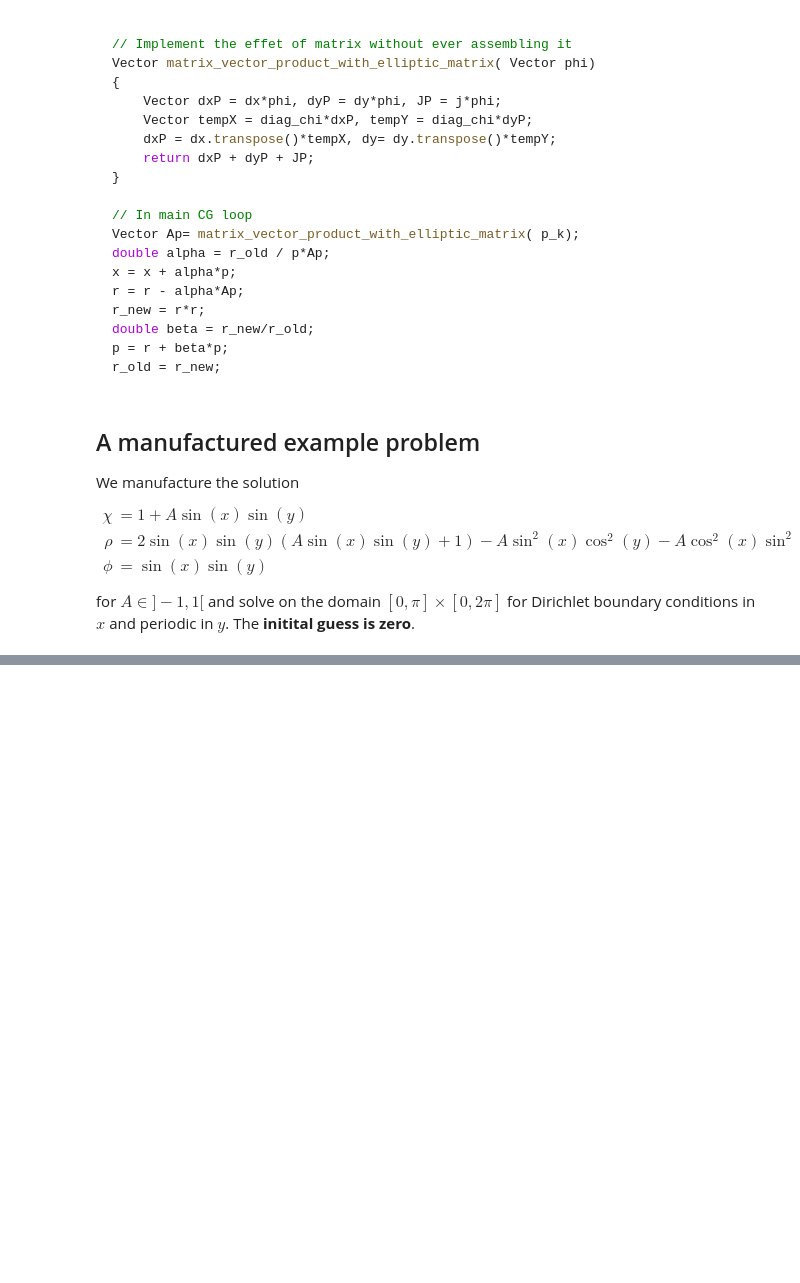
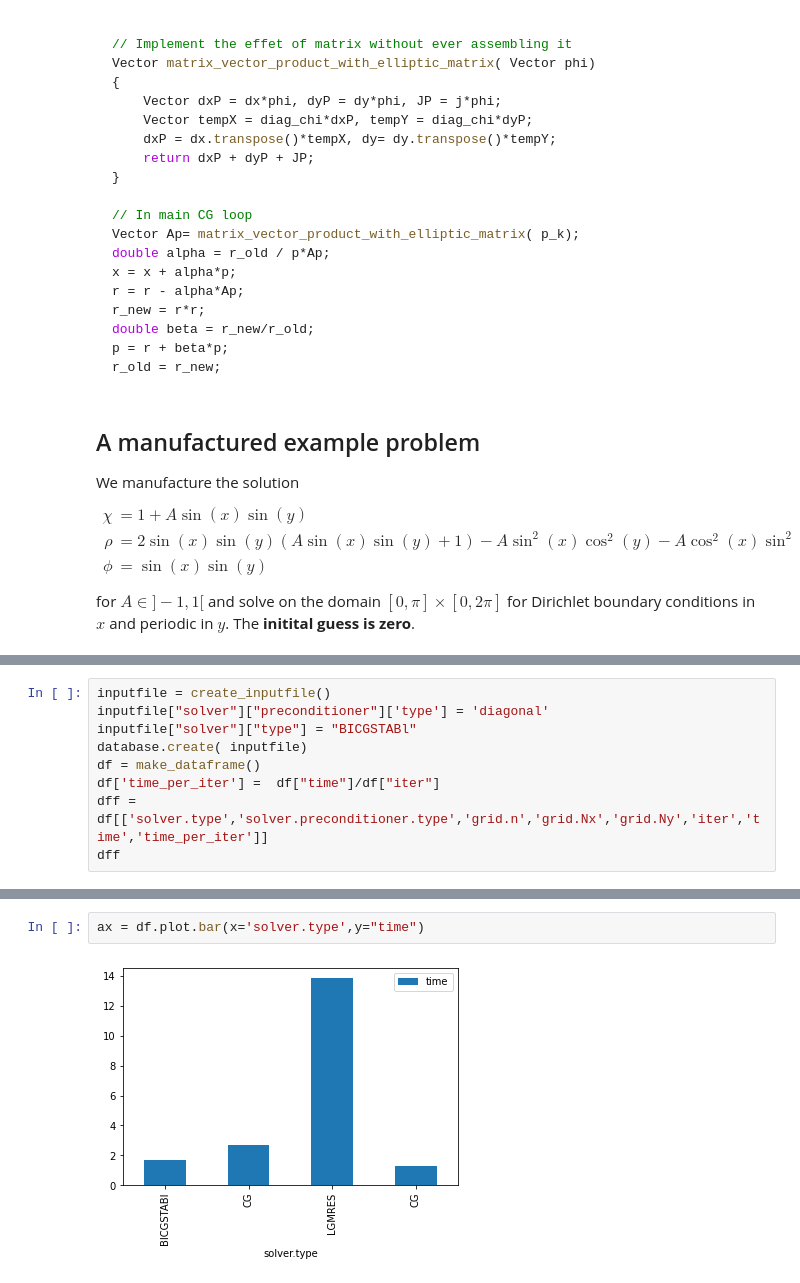
Before and after one commit to mwiesenberger/solvers, a Jupyter notebook: matrix-free.ipynb, the cells around one changed output, grey strips where cells are left out. Saved outputs shown, nothing was run; the diff lists cells and outputs as text; blank space fills up the shorter version.

```diff
--- a/matrix-free.ipynb
+++ b/matrix-free.ipynb
@@ -151,0 +253,9 @@ def create_inputfile ():
+# %%
+inputfile = create_inputfile()
+inputfile["solver"]["preconditioner"]['type'] = 'diagonal'
+inputfile["solver"]["type"] = "BICGSTABl"
+database.create( inputfile)
+df = make_dataframe()
+df['time_per_iter'] =  df["time"]/df["iter"]
+dff = df[['solver.type','solver.preconditioner.type','grid.n','grid.Nx','grid.Ny','iter','time','time_per_iter']]
+dff
@@ -151,0 +269,4 @@ def create_inputfile ():
+# %%
+ax = df.plot.bar(x='solver.type',y="time")
+# %% [output]
+[figure, added]
```
Also changed, not shown: parts of 32 cells of this notebook.
